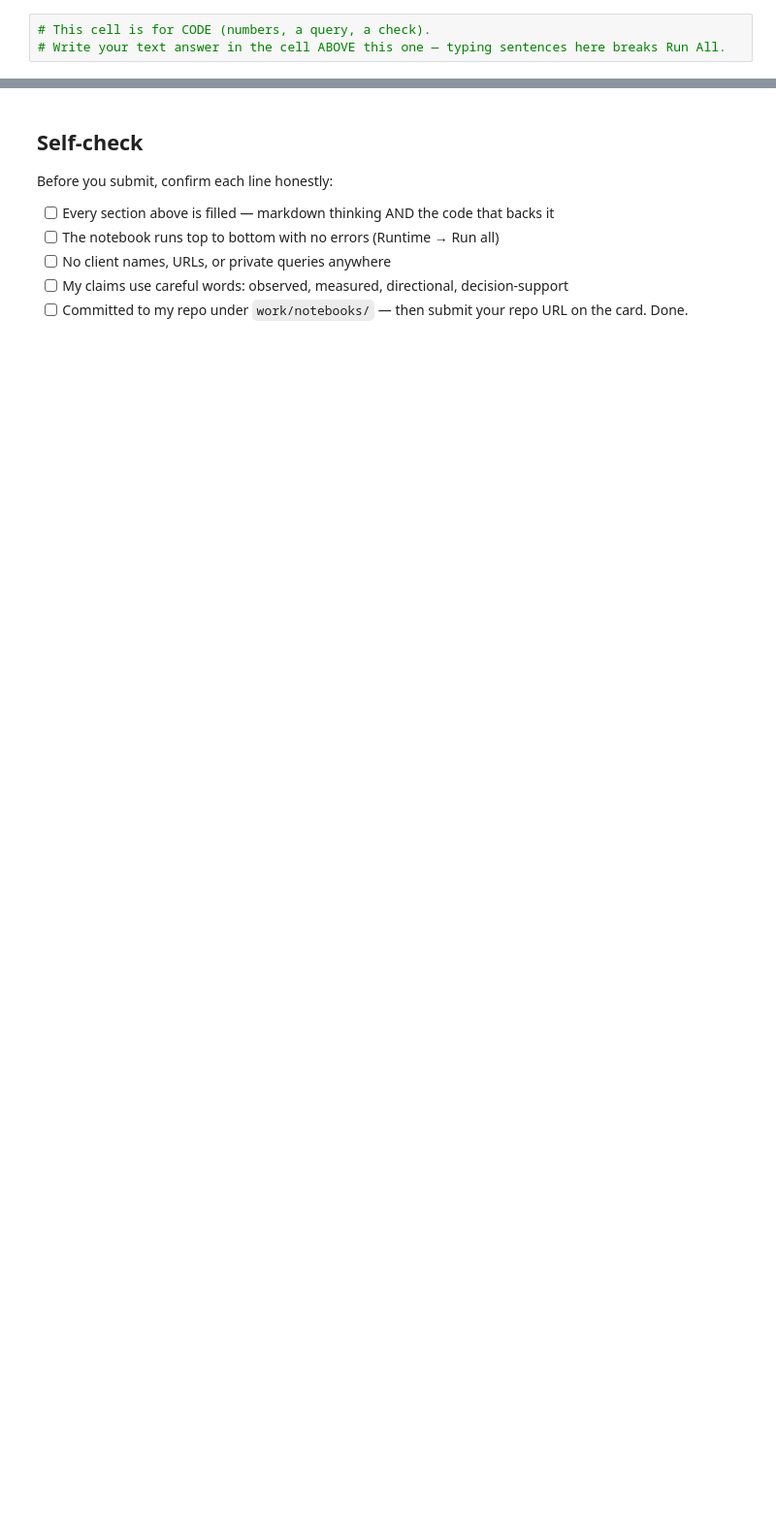
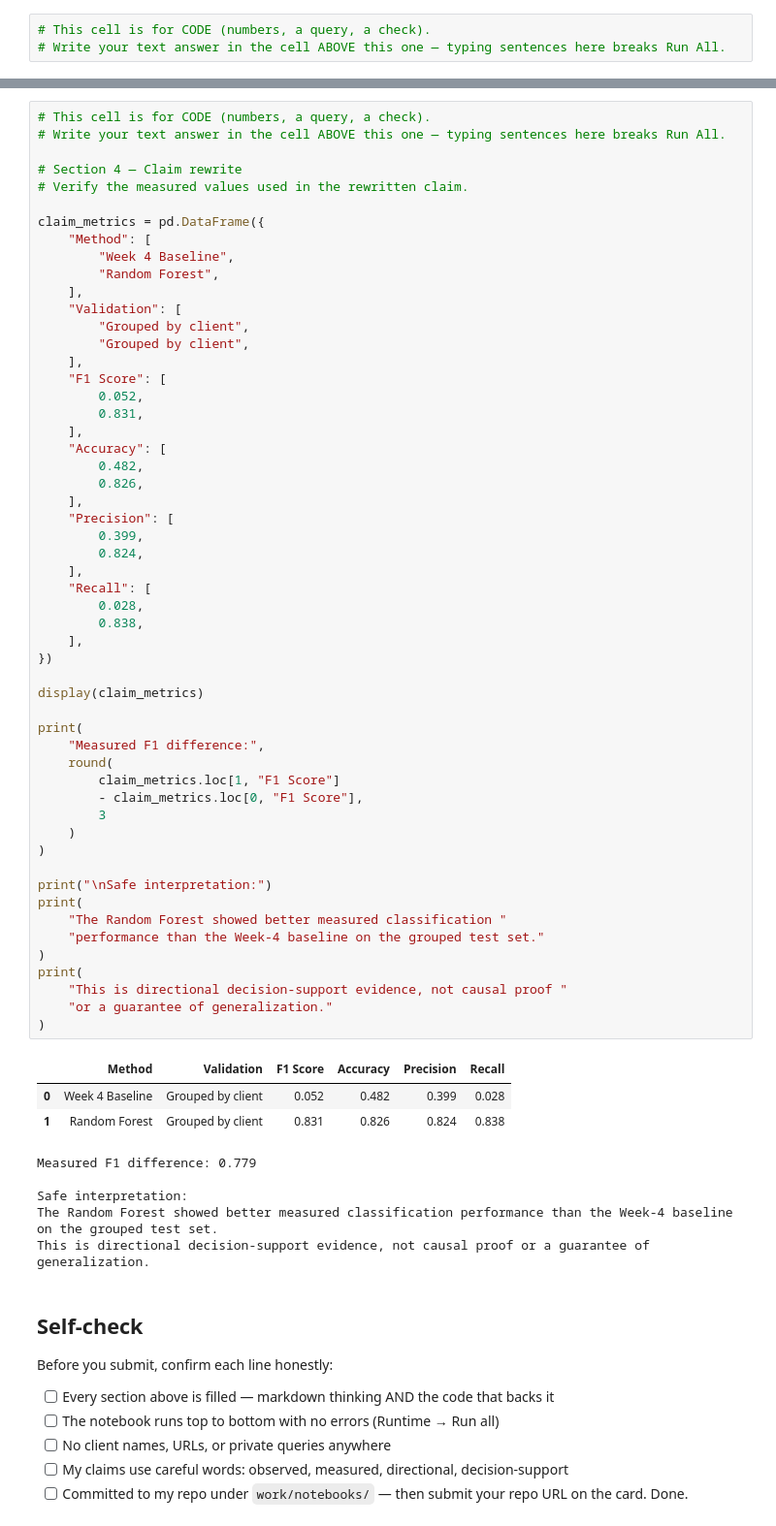
Before and after one commit to yara-08/ML-FlyRank-Internship2, a Jupyter notebook: work/notebooks/w06_validation_audit.ipynb, the cells around one changed output, grey strips where cells are left out. Shown at 97% size. Cells and saved outputs as stored; diff of their text form; blank space fills up the shorter version.

```diff
--- a/work/notebooks/w06_validation_audit.ipynb
+++ b/work/notebooks/w06_validation_audit.ipynb
@@ -37,3 +630,66 @@ This skeleton is yours to fill. Work the sections **in order** — each one has
+# %%
+# This cell is for CODE (numbers, a query, a check).
+# Write your text answer in the cell ABOVE this one — typing sentences here breaks Run All.
+
+# Section 4 — Claim rewrite
+# Verify the measured values used in the rewritten claim.
+
+claim_metrics = pd.DataFrame({
+    "Method": [
+        "Week 4 Baseline",
+        "Random Forest",
+    ],
+    "Validation": [
+        "Grouped by client",
+        "Grouped by client",
+    ],
+    "F1 Score": [
+        0.052,
+        0.831,
+    ],
+    "Accuracy": [
+        0.482,
+        0.826,
+    ],
+    "Precision": [
+        0.399,
+        0.824,
+    ],
+    "Recall": [
+        0.028,
+        0.838,
+    ],
+})
+
+display(claim_metrics)
+
+print(
+    "Measured F1 difference:",
+    round(
+        claim_metrics.loc[1, "F1 Score"]
+        - claim_metrics.loc[0, "F1 Score"],
+        3
+    )
+)
+
+print("\nSafe interpretation:")
+print(
+    "The Random Forest showed better measured classification "
+    "performance than the Week-4 baseline on the grouped test set."
+)
+print(
+    "This is directional decision-support evidence, not causal proof "
+    "or a guarantee of generalization."
+)
+# %% [output]
+|  | Method | Validation | F1 Score | Accuracy | Precision | Recall |
+| 0 | Week 4 Baseline | Grouped by client | 0.052 | 0.482 | 0.399 | 0.028 |
+| 1 | Random Forest | Grouped by client | 0.831 | 0.826 | 0.824 | 0.838 |
+Measured F1 difference: 0.779
+
+Safe interpretation:
+The Random Forest showed better measured classification performance than the Week-4 baseline on the grouped test set.
+This is directional decision-support evidence, not causal proof or a guarantee of generalization.
 # %% [markdown]
 ## Self-check
 
```
Also changed, not shown: parts of 13 cells of this notebook.
